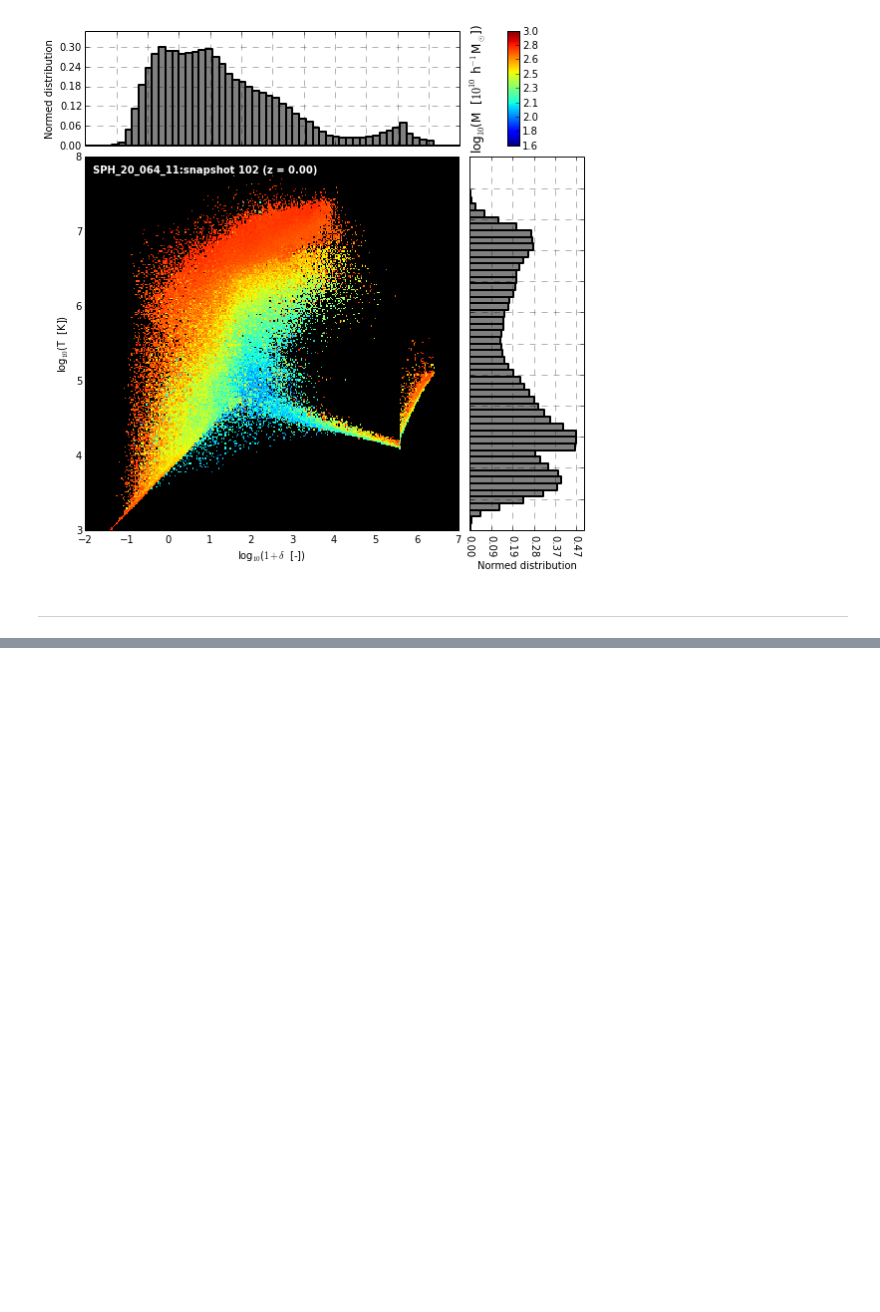
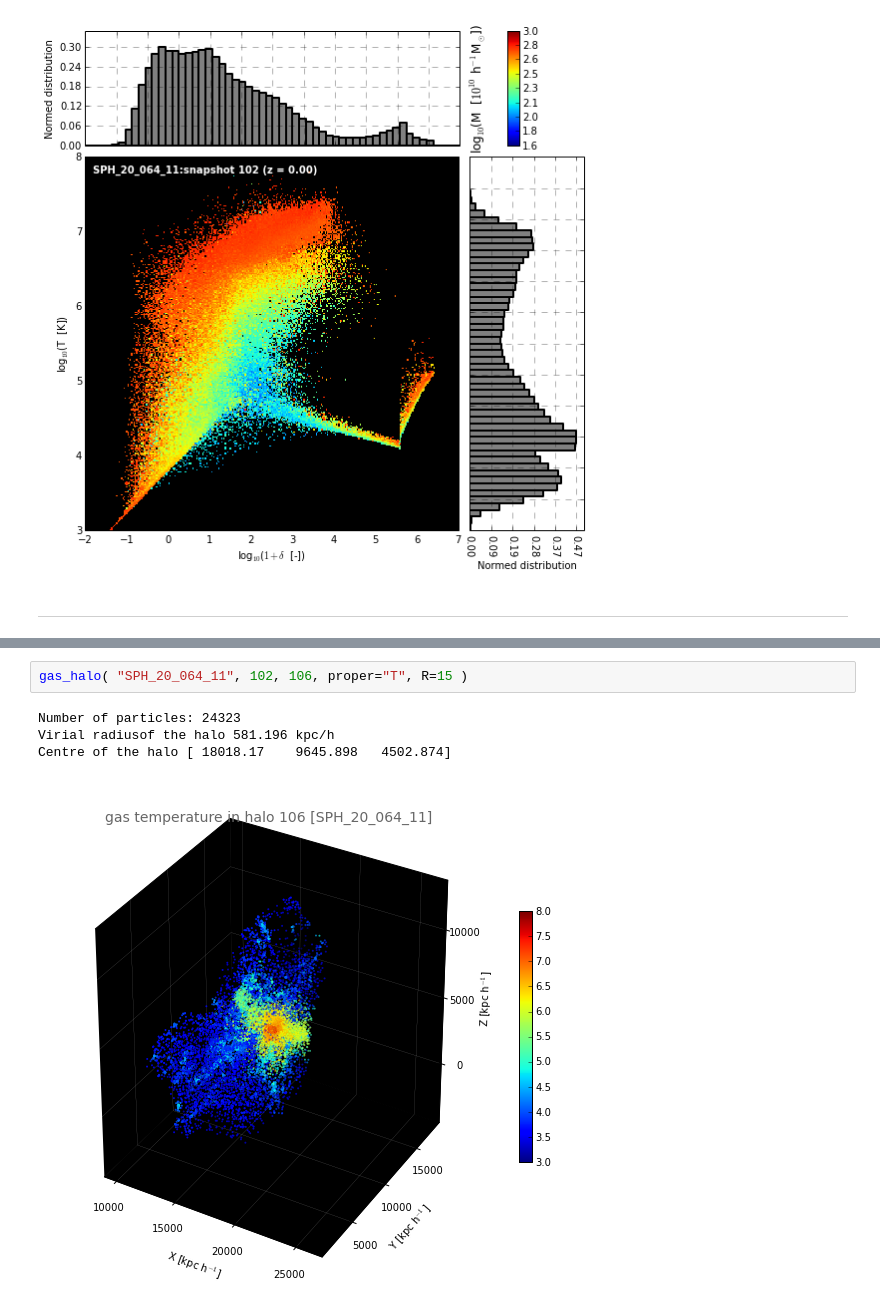
Before and after one commit to sbustamante/MethodsComparison, a Jupyter notebook: bench/analysis.ipynb, the cells around one changed output, grey strips where cells are left out. Drawn from its saved outputs; the diff is of its cells as text; blank space fills up the shorter version.

Commit message:
New function for plotting gas inside halos

```diff
--- a/bench/analysis.ipynb
+++ b/bench/analysis.ipynb
@@ -718,0 +862,7 @@ PhaseDiagram( "RTM", ["SPH_20_064_11"], 102, video = False, bins2D = 300 )
+# %%
+gas_halo( "SPH_20_064_11", 102, 106, proper="T", R=15 )
+# %% [output]
+Number of particles: 24323
+Virial radiusof the halo 581.196 kpc/h
+Centre of the halo [ 18018.17    9645.898   4502.874]
+[figure, added]
```
Also changed, not shown: parts of 7 cells of this notebook.
